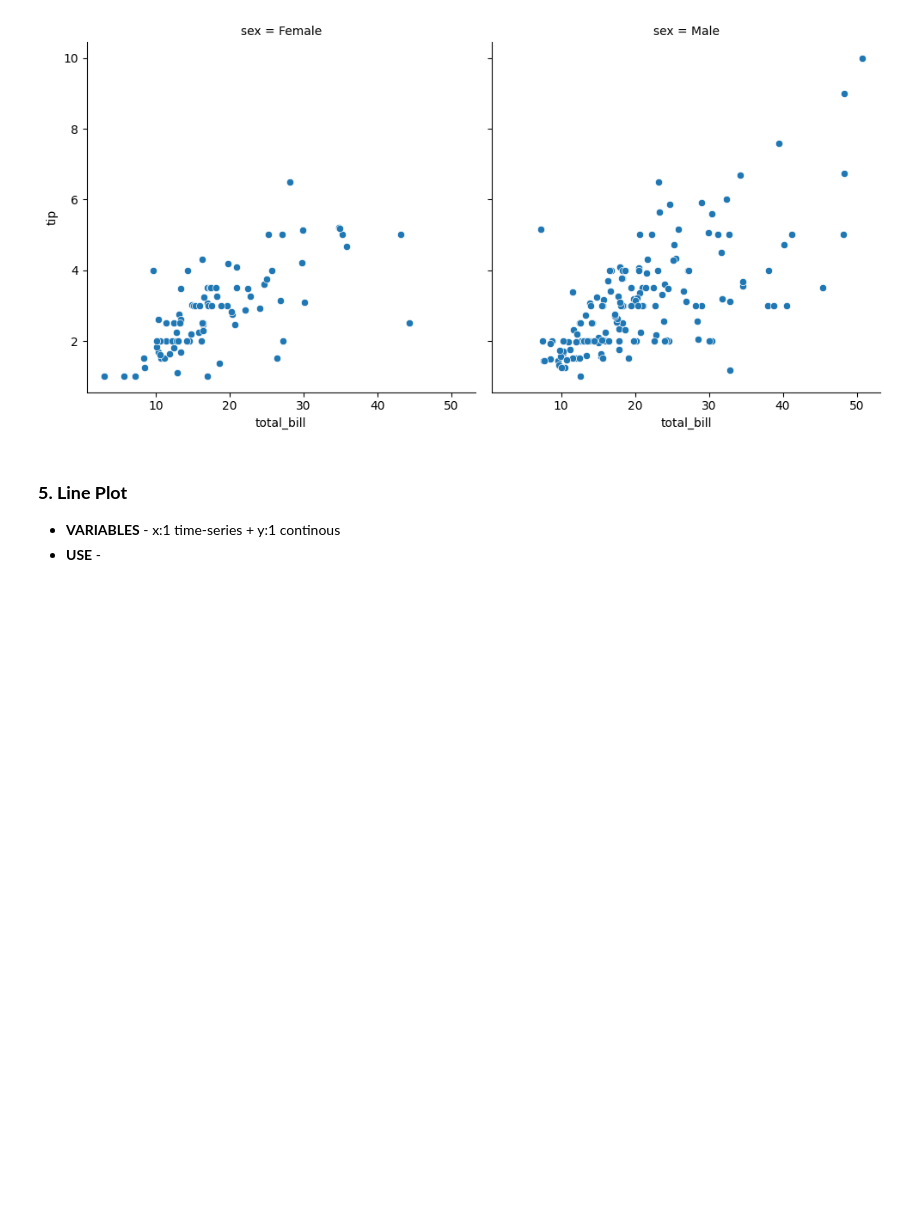
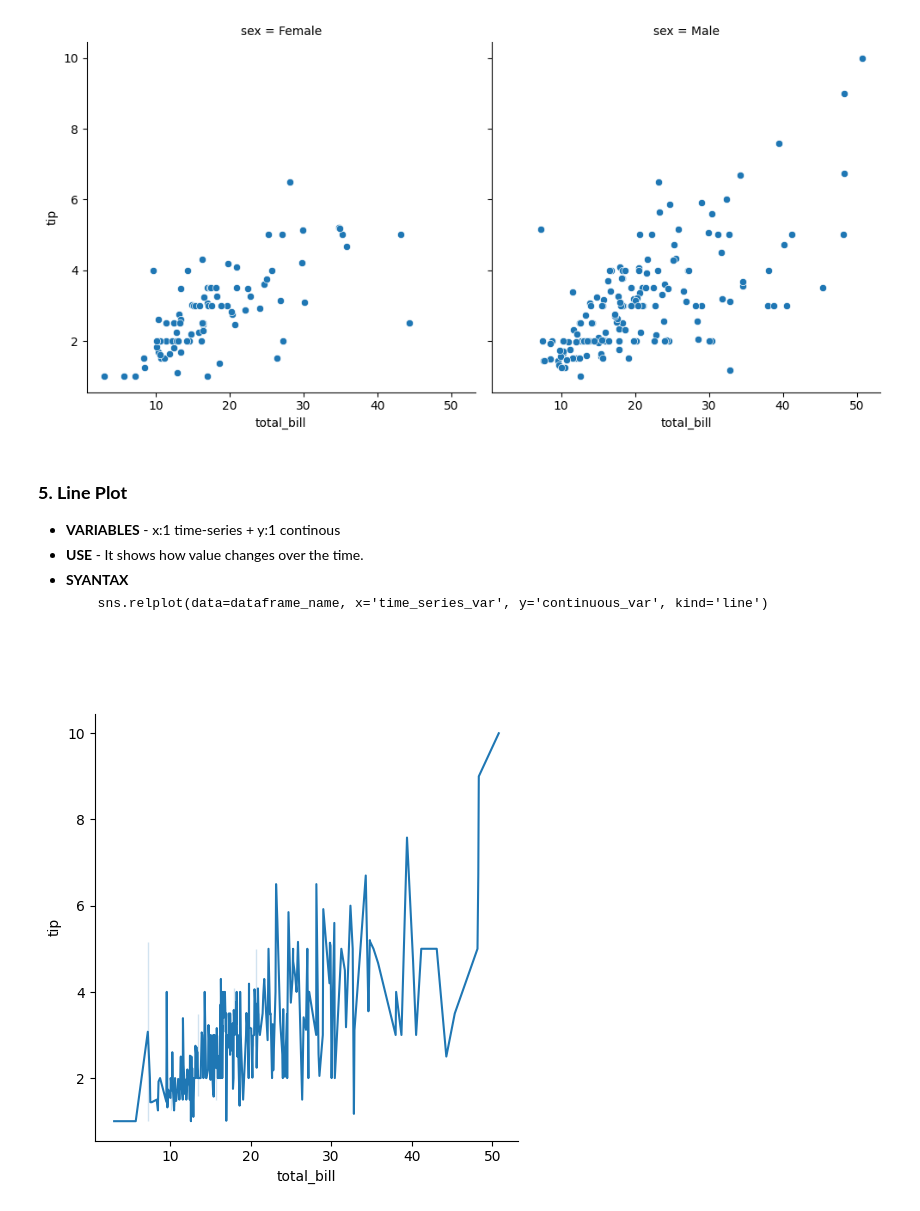
Before and after one commit to SAKSHISAAHU/Data_Analytics, a Jupyter notebook: 8.data_visulization/2.seaborn.ipynb, the cells around one changed output. Cells and saved outputs as stored; diff of their text form; code cells hidden in the pictures; blank space fills up the shorter version.

```diff
--- a/8.data_visulization/2.seaborn.ipynb
+++ b/8.data_visulization/2.seaborn.ipynb
@@ -112,4 +112,13 @@ plt.show()
 # %% [markdown]
 ### **5. Line Plot**
 - **VARIABLES** - x:1 time-series + y:1 continous
-- **USE** -
+- **USE** - It shows how value changes over the time.
+- **SYANTAX**
+    <pre>
+    sns.relplot(data=dataframe_name, x='time_series_var', y='continuous_var', kind='line')
+    <pre>
+# %%
+sns.relplot(data=df, x='total_bill', y='tip', kind='line')
+plt.show()
+# %% [output]
+[figure, added]
```
Also changed, not shown: parts of 12 cells of this notebook, 2 other files.
